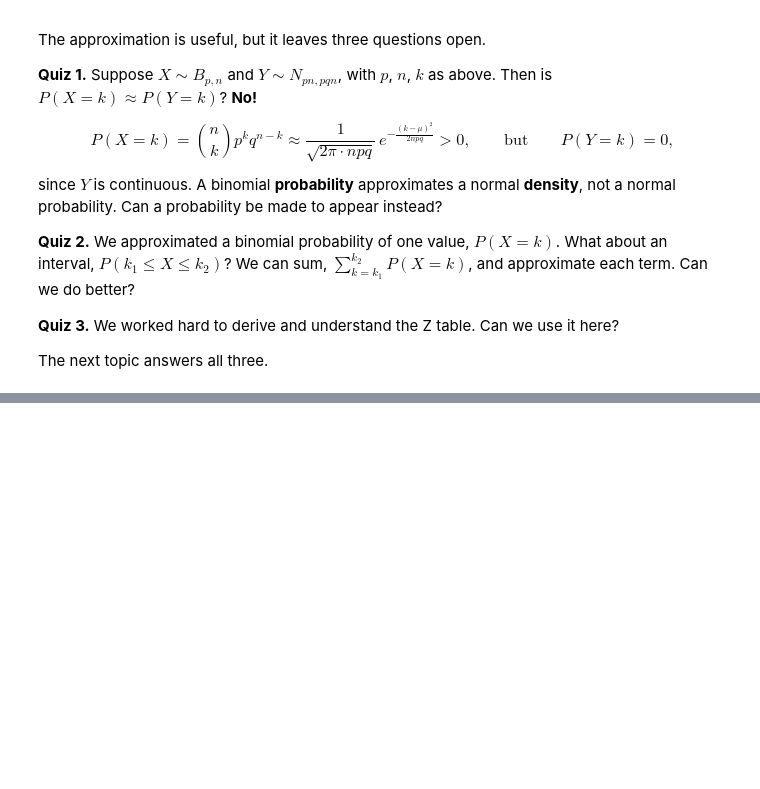
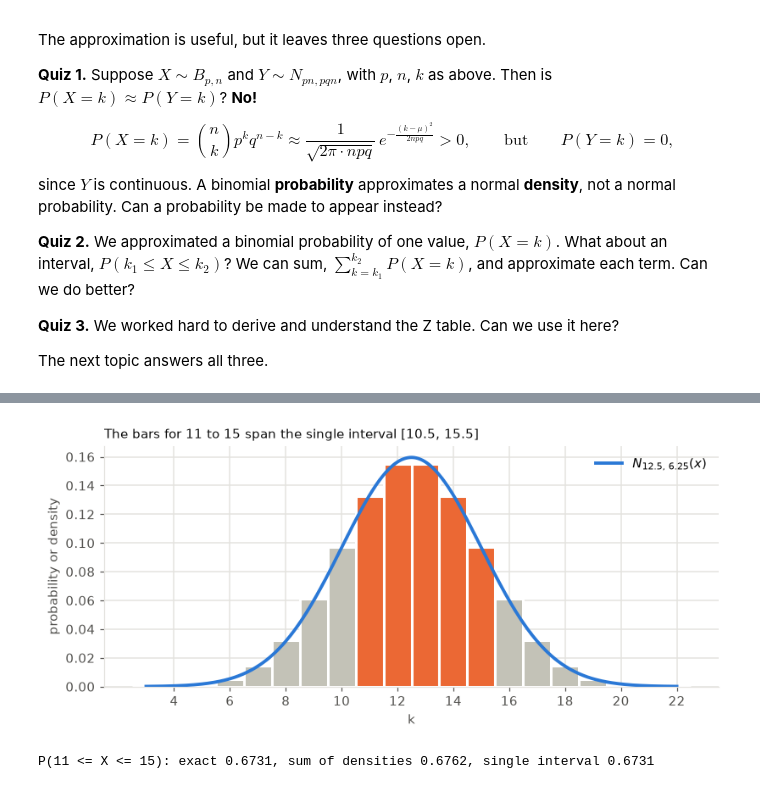
Before and after one commit to aldair-ai/probability-statistics-study-guide, a Jupyter notebook: module-04-normal-distribution/session-03-normal-approximation-binomial/notes.ipynb, the cells around one changed output, grey strips where cells are left out. Saved outputs shown, nothing was run; the diff lists cells and outputs as text; code cells hidden in the pictures; blank space fills up the shorter version.

Commit message:
Add module 04 session 3 notes, part 2: continuity correction and interval probabilities

```diff
--- a/module-04-normal-distribution/session-03-normal-approximation-binomial/notes.ipynb
+++ b/module-04-normal-distribution/session-03-normal-approximation-binomial/notes.ipynb
@@ -226,0 +243,11 @@ The next topic answers all three.
+# %%
+mu, var = 50, 25
+print("Large sigma, N(50, 25):")
+print("  k    density at k   P[k - 1/2, k + 1/2]   relative difference")
+for k in [50, 53, 55, 60, 65, 70]:
+    d, i = normal_density(k, mu, var), normal_interval(k - 0.5, k + 0.5, mu, var)
+    print(f"{k:3}    {d:.6f}       {i:.6f}             {(i - d) / d:+.3%}")
+
+print("\nSmall sigma, N(0, 0.09), where a unit interval is not short compared to sigma:")
+d, i = normal_density(0, 0, 0.09), normal_interval(-0.5, 0.5, 0, 0.09)
+print(f"density at 0 = {d:.4f}, P[-1/2, 1/2] = {i:.4f}")
@@ -226,0 +310,22 @@ The next topic answers all three.
+# %%
+n, p = 25, 0.5
+mu, var = n * p, n * p * (1 - p)
+ks = np.arange(3, 23)
+k1, k2 = 11, 15
+xs = np.linspace(3, 22, 500)
+
+fig, ax = plt.subplots(figsize=(7.5, 3.5))
+colors = [ORANGE if k1 <= k <= k2 else FAINT for k in ks]
+ax.bar(ks, binom.pmf(ks, n, p), width=1, color=colors, edgecolor="white", linewidth=2)
+ax.plot(xs, normal_density(xs, mu, var), color=BLUE, lw=2.5, label=rf"$N_{{{mu:g},\,{var:g}}}(x)$")
+ax.set(xlabel="k", ylabel="probability or density", xticks=range(4, 23, 2))
+ax.legend(frameon=False)
+ax.set_title(f"The bars for {k1} to {k2} span the single interval [{k1 - 0.5}, {k2 + 0.5}]", color=INK, loc="left", fontsize=10)
+plt.tight_layout()
+plt.show()
+
+exact = binom.cdf(k2, n, p) - binom.cdf(k1 - 1, n, p)
+print(f"P({k1} <= X <= {k2}): exact {exact:.4f}, sum of densities {normal_density(np.arange(k1, k2 + 1), mu, var).sum():.4f}, single interval {normal_interval(k1 - 0.5, k2 + 0.5, mu, var):.4f}")
+# %% [output]
+[figure, added]
+P(11 <= X <= 15): exact 0.6731, sum of densities 0.6762, single interval 0.6731
```
Also changed, not shown: parts of 10 cells of this notebook.
